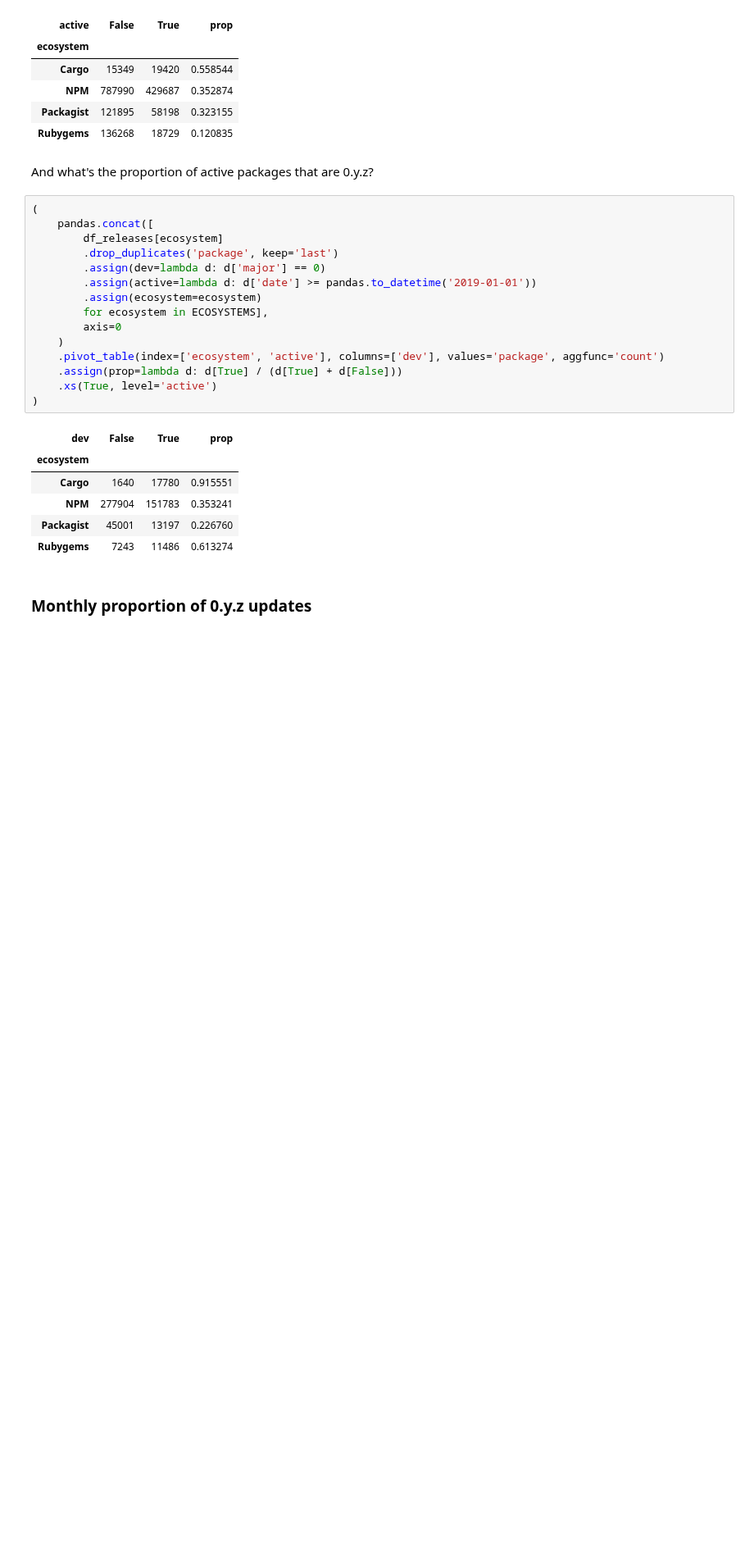
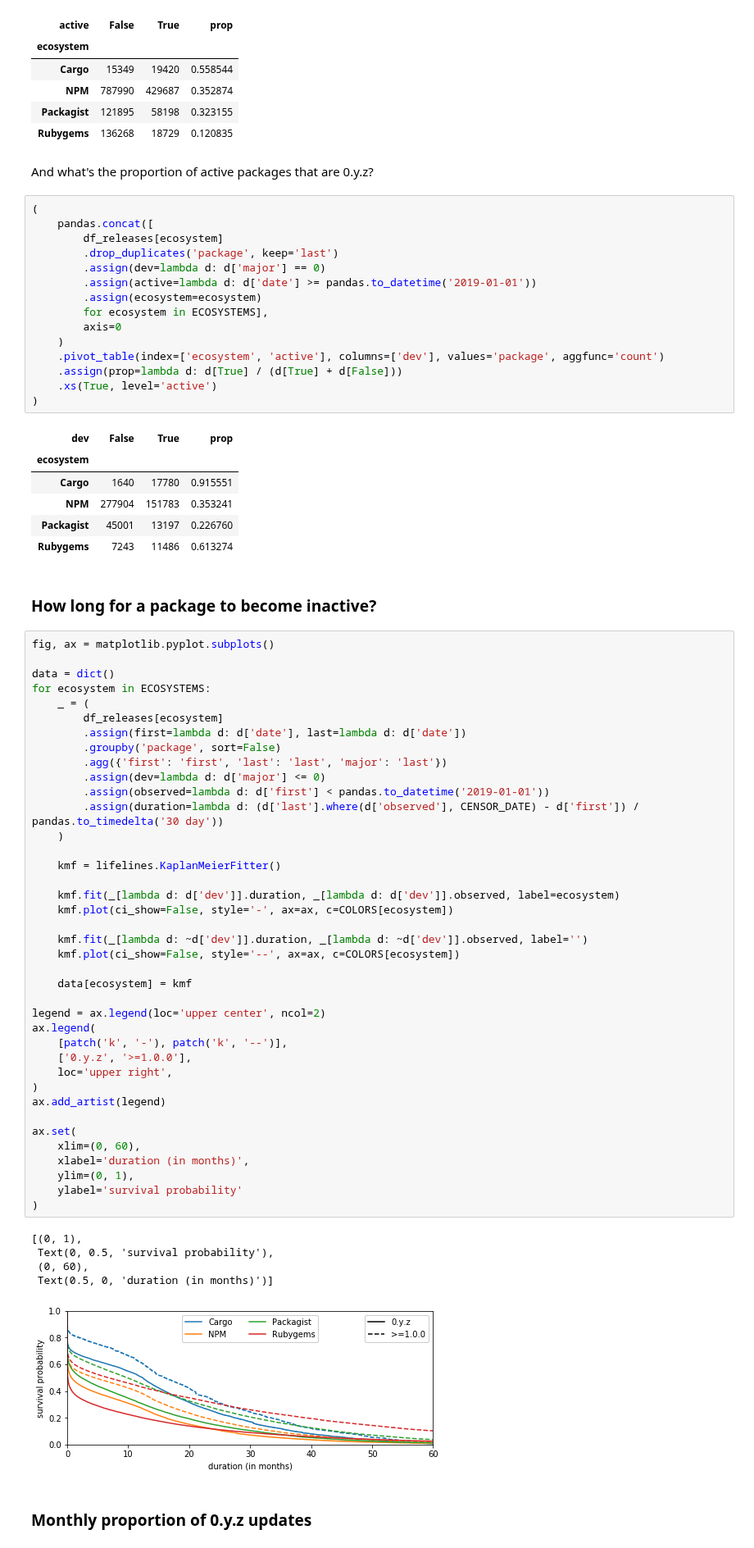
Before and after one commit to AlexandreDecan/secos-zero, a Jupyter notebook: notebooks/Magic zero.ipynb, the cells around one changed output. Shown at 82% size. Saved outputs shown, nothing was run; the diff lists cells and outputs as text; blank space fills up the shorter version.

Commit message:
Time to become inactive

```diff
--- a/notebooks/Magic zero.ipynb
+++ b/notebooks/Magic zero.ipynb
@@ -313,6 +324,53 @@ And what's the proportion of active packages that are 0.y.z?
 | NPM | 277904 | 151783 | 0.353241 |
 | Packagist | 45001 | 13197 | 0.226760 |
 | Rubygems | 7243 | 11486 | 0.613274 |
+# %% [markdown]
+### How long for a package to become inactive?
+# %%
+fig, ax = matplotlib.pyplot.subplots()
+
+data = dict()
+for ecosystem in ECOSYSTEMS:
+    _ = (
+        df_releases[ecosystem]
+        .assign(first=lambda d: d['date'], last=lambda d: d['date'])
+        .groupby('package', sort=False)
+        .agg({'first': 'first', 'last': 'last', 'major': 'last'})
+        .assign(dev=lambda d: d['major'] <= 0)
+        .assign(observed=lambda d: d['first'] < pandas.to_datetime('2019-01-01'))
+        .assign(duration=lambda d: (d['last'].where(d['observed'], CENSOR_DATE) - d['first']) / pandas.to_timedelta('30 day'))
+    )
+
+    kmf = lifelines.KaplanMeierFitter()
+
+    kmf.fit(_[lambda d: d['dev']].duration, _[lambda d: d['dev']].observed, label=ecosystem)
+    kmf.plot(ci_show=False, style='-', ax=ax, c=COLORS[ecosystem])
+
+    kmf.fit(_[lambda d: ~d['dev']].duration, _[lambda d: ~d['dev']].observed, label='')
+    kmf.plot(ci_show=False, style='--', ax=ax, c=COLORS[ecosystem])
+
+    data[ecosystem] = kmf
+
+legend = ax.legend(loc='upper center', ncol=2)
+ax.legend(
+    [patch('k', '-'), patch('k', '--')],
+    ['0.y.z', '>=1.0.0'],
+    loc='upper right',
+)
+ax.add_artist(legend)
+
+ax.set(
+    xlim=(0, 60),
+    xlabel='duration (in months)',
+    ylim=(0, 1),
+    ylabel='survival probability'
+)
+# %% [output]
+[(0, 1),
+ Text(0, 0.5, 'survival probability'),
+ (0, 60),
+ Text(0.5, 0, 'duration (in months)')]
+[figure, added]
 # %% [markdown]
 ### Monthly proportion of 0.y.z updates
 # %%
```
Also changed, not shown: parts of 6 cells of this notebook.
